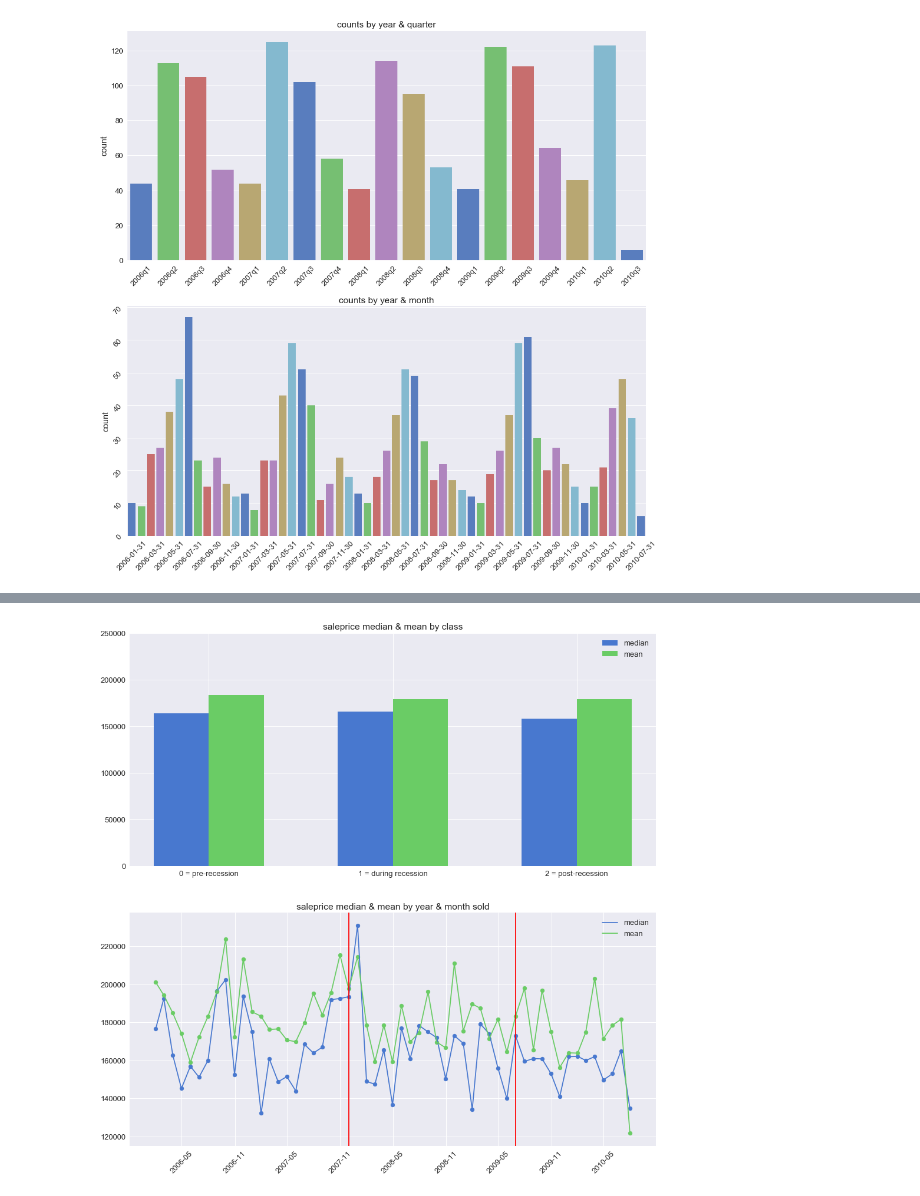
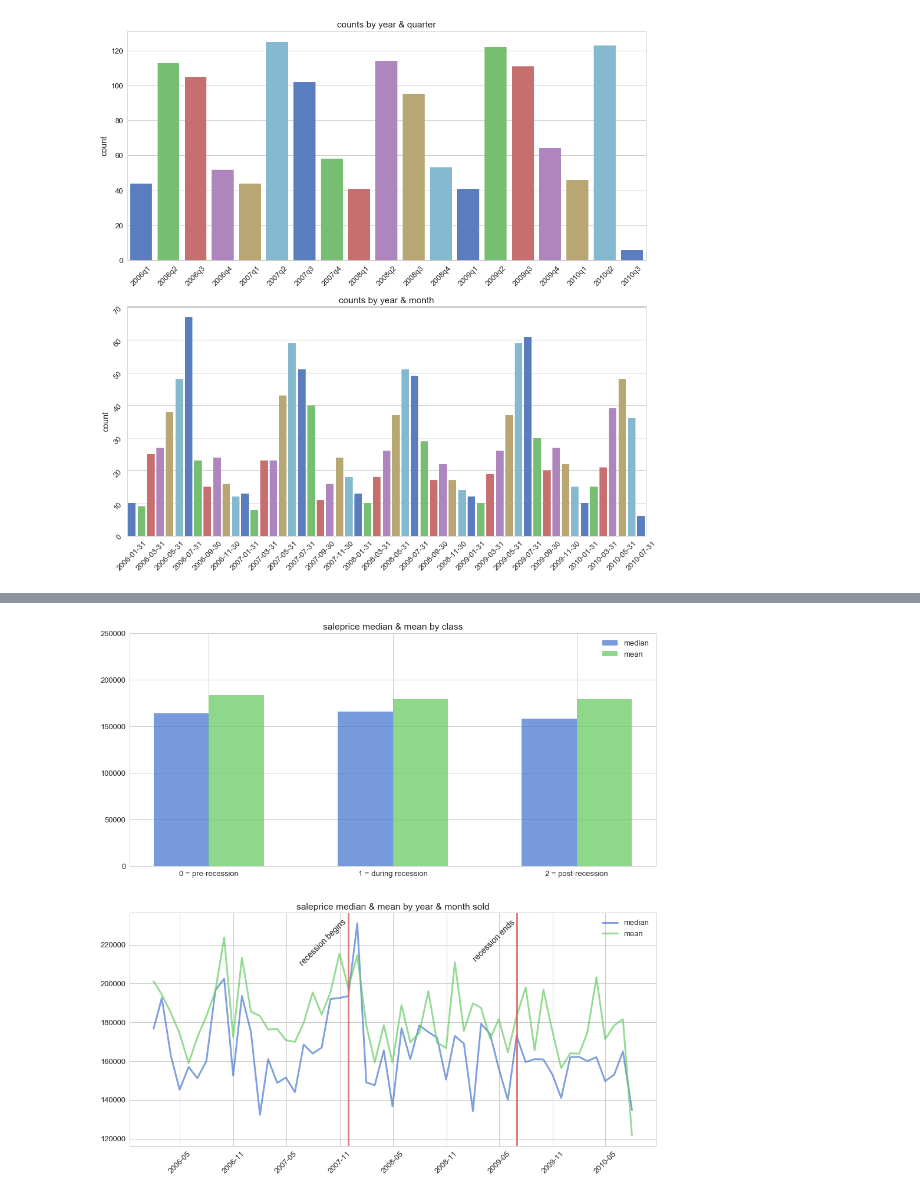
Before and after one commit to brianmcguckin/thinkful_unit_03_capstone, a Jupyter notebook: unit_03_capstone_v2.ipynb, the cells around one changed output, grey strips where cells are left out. Cells and saved outputs as stored; diff of their text form; code cells hidden in the pictures.

```diff
--- a/unit_03_capstone_v2.ipynb
+++ b/unit_03_capstone_v2.ipynb
@@ -44,10 +60,19 @@ from scipy import stats
 from scipy.stats import norm
 from sklearn.preprocessing import StandardScaler
 
-#display options
 warnings.filterwarnings('ignore')
 %matplotlib inline
-sns.set(style='darkgrid', palette='muted', font_scale=1.3)
+# %%
+#set seaborn plot display options
+sns.set(style='whitegrid', palette='muted', font_scale=1.3)
+
+#color variables incase they're needed
+color_b = sns.color_palette('muted').as_hex()[0]
+color_g = sns.color_palette('muted').as_hex()[1]
+color_r = sns.color_palette('muted').as_hex()[2]
+color_p = sns.color_palette('muted').as_hex()[3]
+color_y = sns.color_palette('muted').as_hex()[4]
+color_c = sns.color_palette('muted').as_hex()[5]
 # %% [markdown]
 ## 1.2 Upload Data
 # %%
@@ -366,37 +489,34 @@ for label in labels_class:
 
 df_class = pd.DataFrame({'class_labels': labels_class, 'median':medians_class, 'mean':means_class})
 # %%
-pal = sns.color_palette('muted')
-
+#set bars up side by side
 barWidth = 0.3
 bars1 = df_class['median']
 bars2 = df_class['mean']
 r1 = np.arange(len(bars1))
 r2 = [x + barWidth for x in r1]
 
 plt.figure(figsize=(16,16))
 
 ax1 = plt.subplot(211)
-plt.bar(r1, bars1, width=barWidth, color=pal.as_hex()[0], label='median')
-plt.bar(r2, bars2, width=barWidth, color=pal.as_hex()[1], label='mean')
+plt.bar(r1, bars1, width=barWidth, color=color_b, alpha=0.75, label='median')
+plt.bar(r2, bars2, width=barWidth, color=color_g, alpha=0.75, label='mean')
 plt.xticks([r + 0.15 for r in range(len(bars1))], ['0 = pre-recession', '1 = during recession', '2 = post-recession'])
 plt.ylim(0,250000)
 plt.legend()
 plt.title('saleprice median & mean by class')
 
 ax2 = plt.subplot(212)
-plt.plot(xlabels_yrmo, medians_yrmo, label='median')
-plt.plot(xlabels_yrmo, means_yrmo, label='mean')
-plt.scatter(xlabels_yrmo, medians_yrmo)
-plt.scatter(xlabels_yrmo, means_yrmo)
-plt.axvline(x='2007-11-30', color='red')
-#plt.text(0.83, 0.5, 'recession begins', size=12, transform=ax2.transAxes)
-plt.axvline(x='2009-06-30', color='red')
-#plt.text(1.98, 0.5, 'recession ends', size=12, transform=ax2.transAxes)
+plt.plot(xlabels_yrmo, medians_yrmo, lw=3, alpha=0.7, label='median')
+plt.plot(xlabels_yrmo, means_yrmo, lw=3, alpha=0.7, label='mean')
+plt.axvline(x='2007-11-30', color=color_r, lw=3, alpha=0.8)
+plt.text(0.32, 0.95, 'recession begins', size=14, rotation=45, transform=ax2.transAxes)
+plt.axvline(x='2009-06-30', color=color_r, lw=3, alpha=0.8)
+plt.text(0.65, 0.95, 'recession ends', size=14, rotation=45, transform=ax2.transAxes)
 plt.xticks(rotation=45)
 plt.title('saleprice median & mean by year & month sold')
 plt.legend()
 
 plt.show()
 # %% [output]
-[figure, old version]
+[figure, new version]
```
Also changed, not shown: parts of 20 cells of this notebook.
